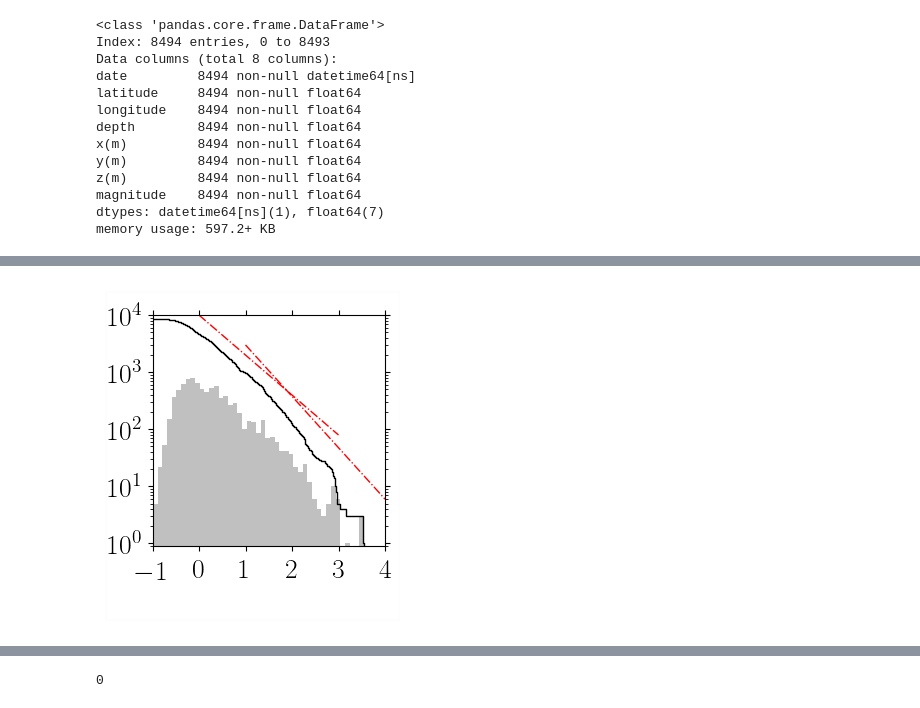
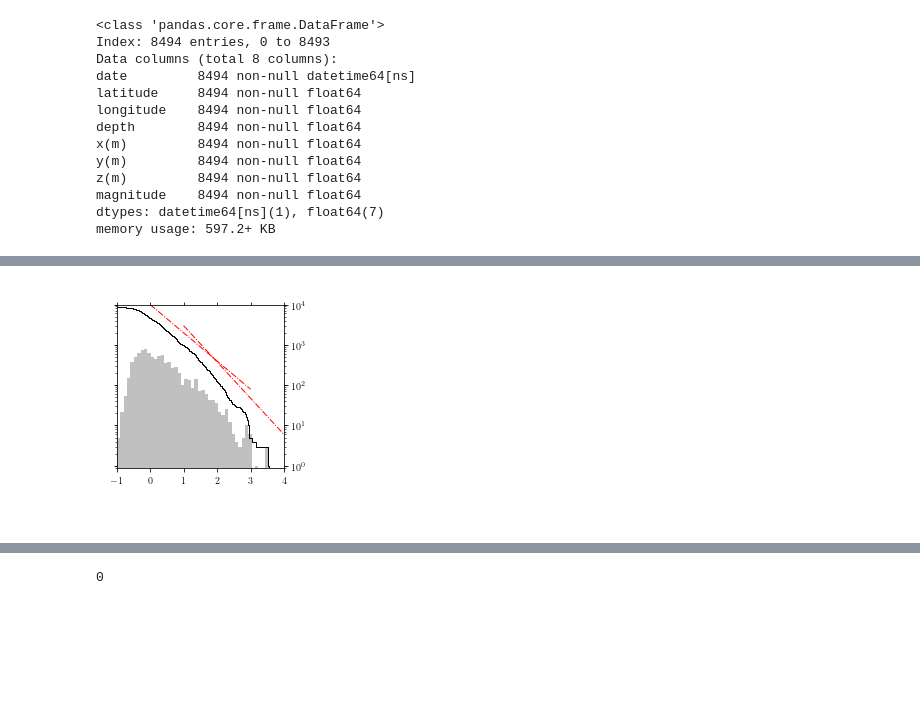
Before and after one commit to kkarimi62/Swarm, a Jupyter notebook: swarmCaldera.ipynb, the cells around one changed output, grey strips where cells are left out. Cells and saved outputs as stored; diff of their text form; code cells hidden in the pictures; blank space fills up the shorter version.

```diff
--- a/swarmCaldera.ipynb
+++ b/swarmCaldera.ipynb
@@ -243,36 +243,36 @@ locmin = matplotlib.ticker.LogLocator(base=10.0,subs=(0.1,0.2,0.3,0.4,0.5,0.6,0.
 ax.yaxis.set_minor_locator(locmin)
 ax.yaxis.set_minor_formatter(matplotlib.ticker.NullFormatter())
 
-ax.tick_params(axis='y',left=True, right=True,which='both')
+ax.tick_params(axis='y',left=True, right=True,which='both',labelleft=False, labelright=True)
 ax.tick_params(axis='x',bottom=True, top=True,which='both')
 
 
 xmin=swarm_copy['magnitude'].min()
 xmax=swarm_copy['magnitude'].max()
 dx=0.1
 junk = ax.hist( swarm_copy['magnitude'],
                 bins=int((xmax-xmin)/dx),
                label='histogram',color='silver') #--- histogram
 xx=[];yy=[]
 for ikey in keys:
     xx.append(d[ikey][0])
     yy.append(N-d[ikey][2])
 ax.plot(xx,yy,
             linestyle='-', drawstyle='steps-post',color='black',
              linewidth=1.0) #--- accumulated
 
 b=0.7
 ax.plot([0,3],[1e4, 1e4* 10**(-b*(3-0))],'r-.',linewidth=1)
 
 b=0.9
 ax.plot([1,4],[3e3, 3e3* 10**(-b*(4-1))],'r-.',linewidth=1)
 
-DrawFrame(ax, (0.2,0.06),(0.32,0.1),0.01,LOG_Y=True)
+DrawFrame(ax, (0.08,0.2),(0.32,0.1),0.01,LOG_Y=True)
 
 
 plt.savefig('%s/gr.png'%DIR_OUTPT_figs,dpi=300,bbox_inches='tight')#,transparent=True)
 # %% [output]
-[figure, old version]
+[figure, new version]
 # %%
 #--- estimate b by varying the mc value
 
```
Also changed, not shown: parts of 37 cells of this notebook, 4 other files.
